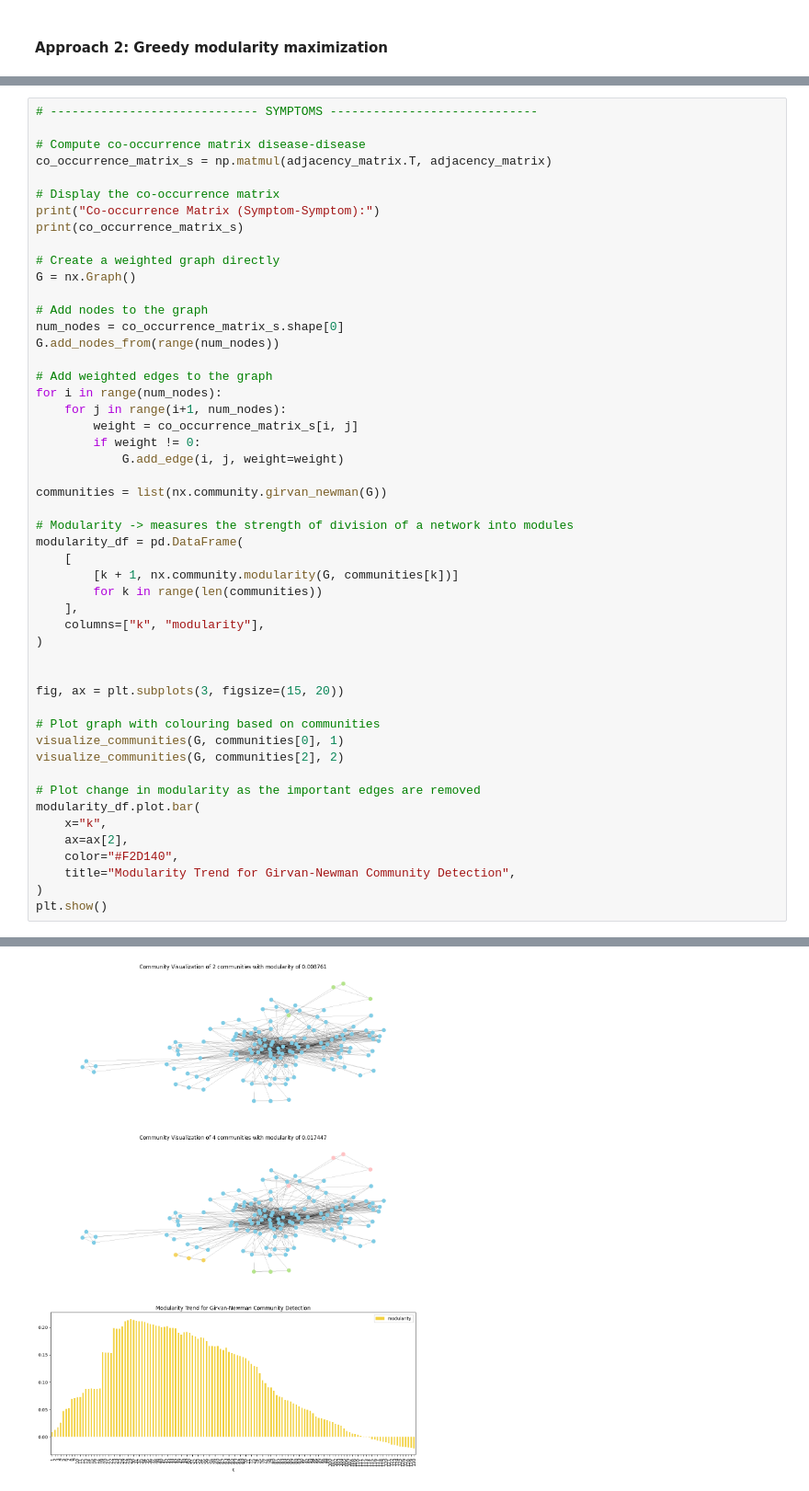
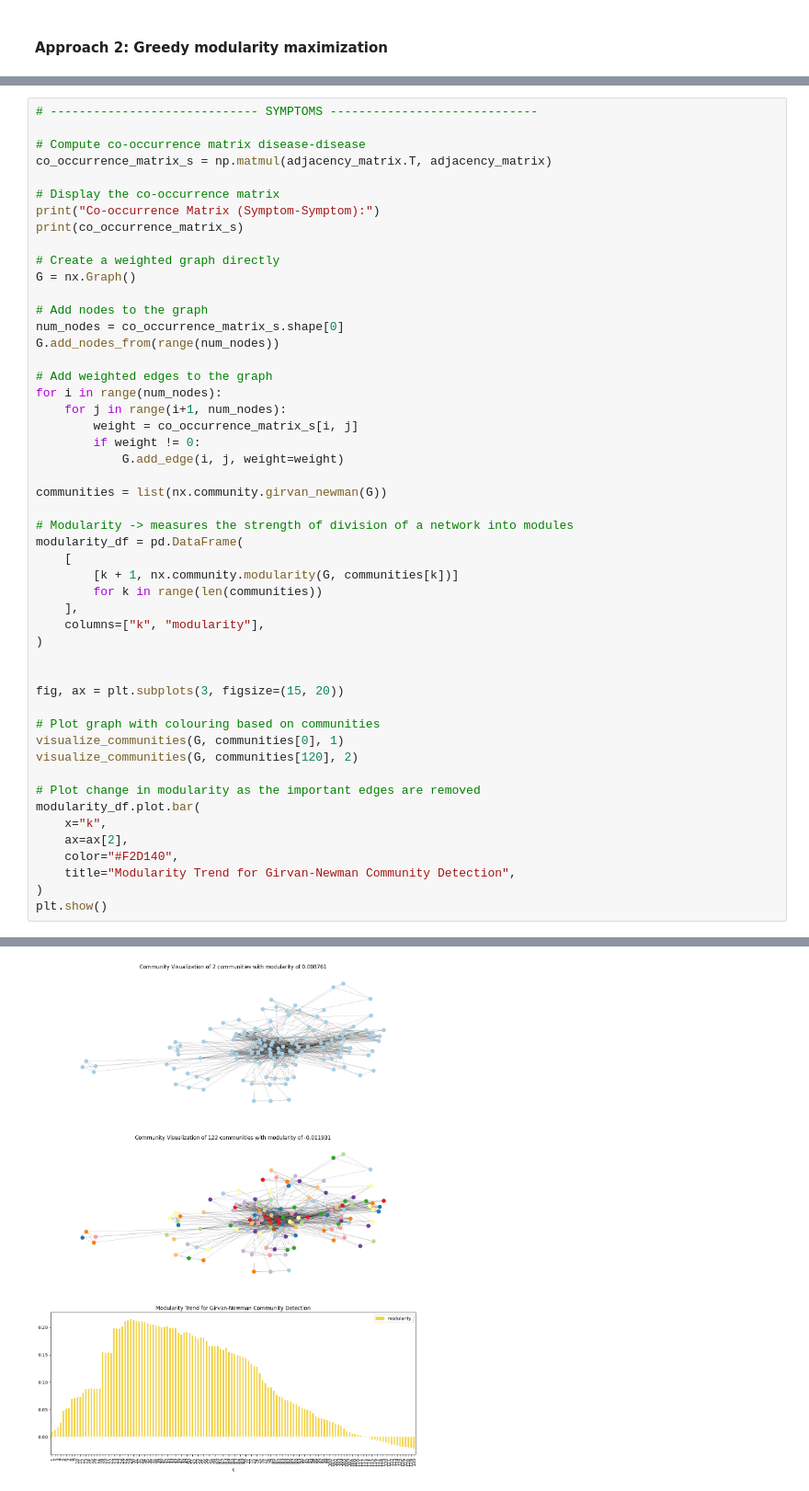
Before and after one commit to DavideLigari/disease-prediction, a Jupyter notebook: code/metrics_analysis/community_detection.ipynb, the cells around one changed output, grey strips where cells are left out. Shown at 92% size. Cells and saved outputs as stored; diff of their text form.

```diff
--- a/code/metrics_analysis/community_detection.ipynb
+++ b/code/metrics_analysis/community_detection.ipynb
@@ -368,32 +366,32 @@ modularity_df = pd.DataFrame(
     [
         [k + 1, nx.community.modularity(G, communities[k])]
         for k in range(len(communities))
     ],
     columns=["k", "modularity"],
 )
 
 
 fig, ax = plt.subplots(3, figsize=(15, 20))
 
 # Plot graph with colouring based on communities
 visualize_communities(G, communities[0], 1)
-visualize_communities(G, communities[2], 2)
+visualize_communities(G, communities[120], 2)
 
 # Plot change in modularity as the important edges are removed
 modularity_df.plot.bar(
     x="k",
     ax=ax[2],
     color="#F2D140",
     title="Modularity Trend for Girvan-Newman Community Detection",
 )
 plt.show()
 # %% [output]
 Co-occurrence Matrix (Symptom-Symptom):
 [[9 0 0 ... 1 5 7]
  [0 2 0 ... 0 0 0]
  [0 0 2 ... 0 0 0]
  ...
  [1 0 0 ... 1 1 1]
  [5 0 0 ... 1 7 6]
  [7 0 0 ... 1 6 8]]
-[figure, old version]
+[figure, new version]
```
Also changed, not shown: parts of 5 cells of this notebook.
